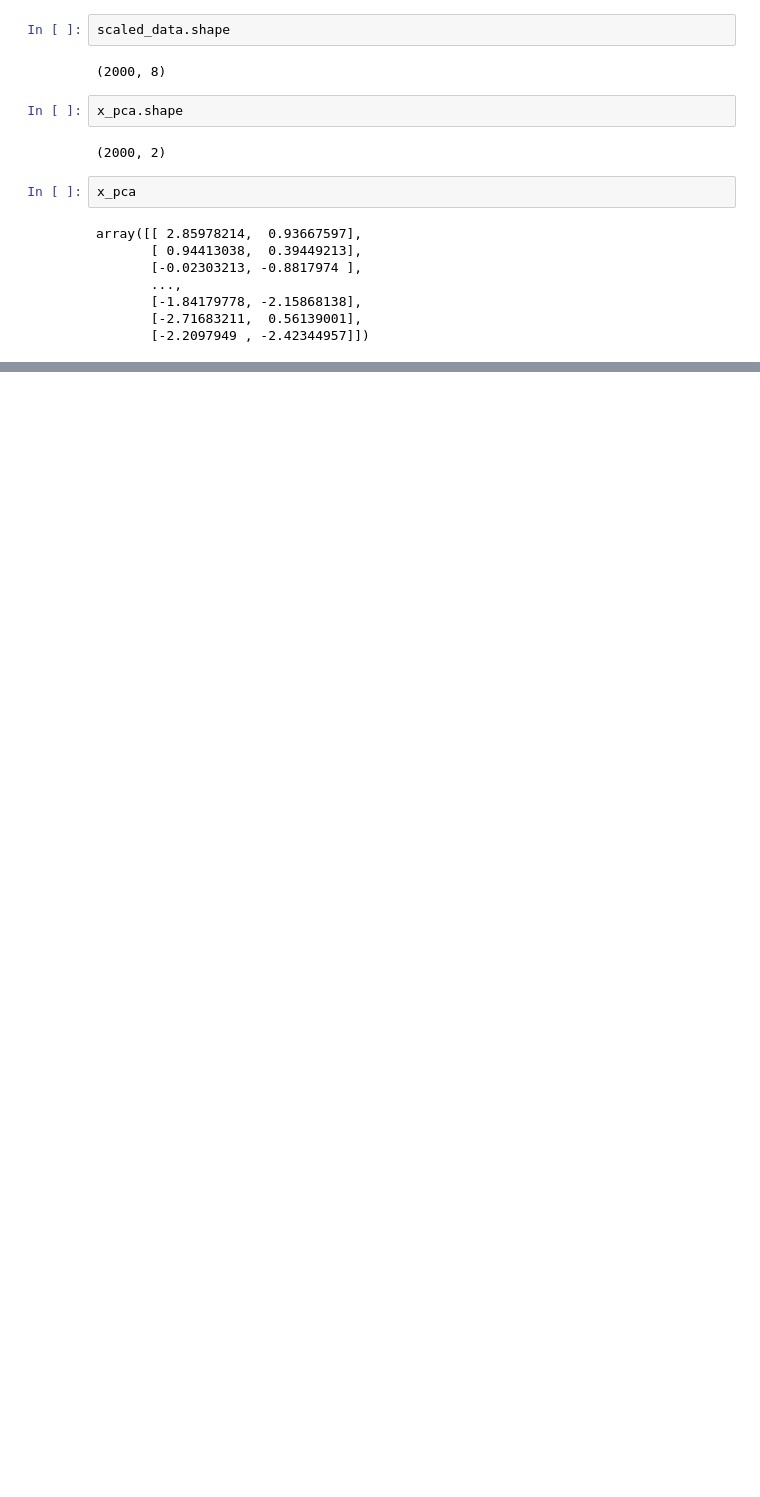
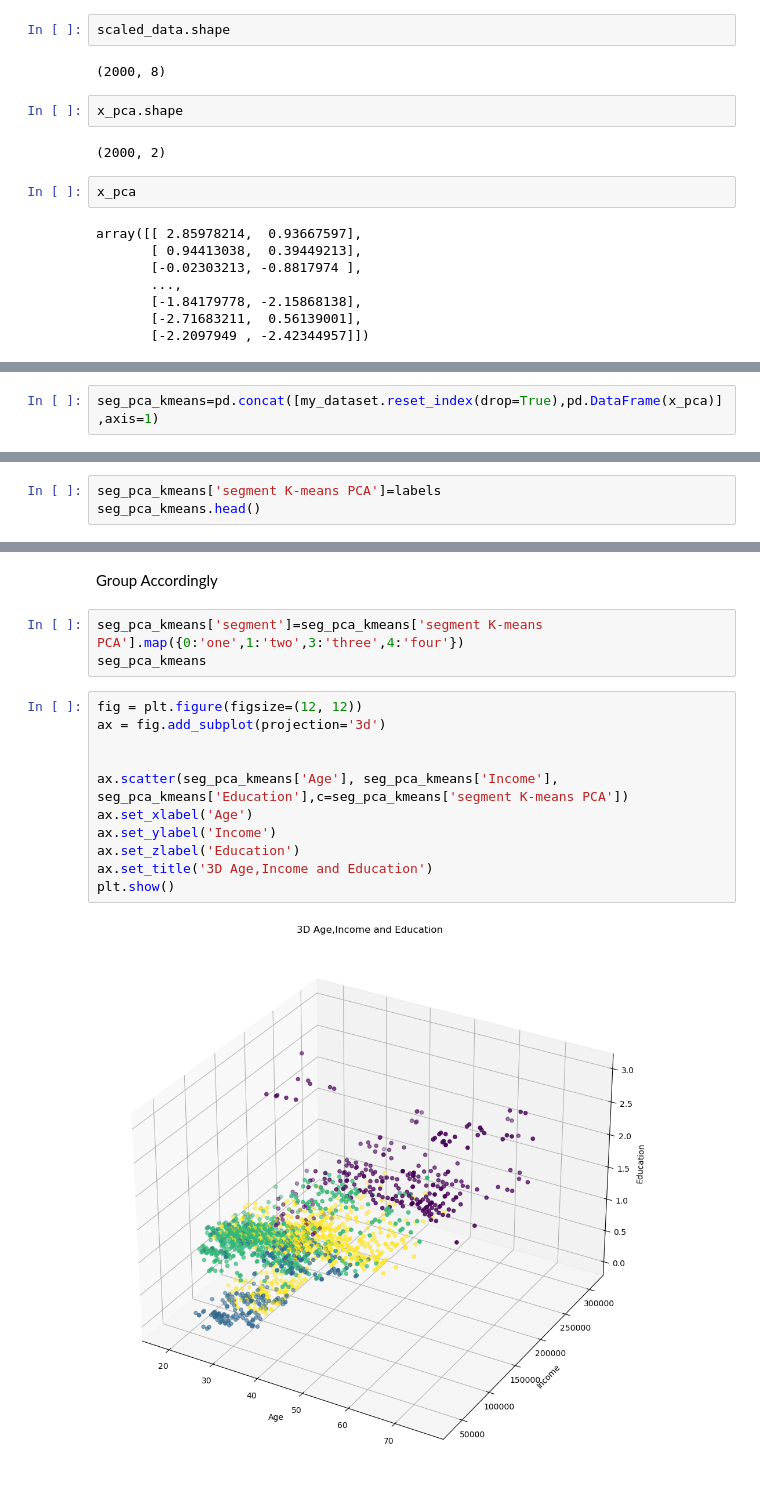
Before and after one commit to The-DigitalAcademy/Unsupervised_Learning_Project, a Jupyter notebook: Unsupervised_kmeans.ipynb, the cells around one changed output, grey strips where cells are left out. Drawn from its saved outputs; the diff is of its cells as text; blank space fills up the shorter version.

```diff
--- a/Unsupervised_kmeans.ipynb
+++ b/Unsupervised_kmeans.ipynb
@@ -128,0 +131,2 @@ plt.show()
+# %%
+seg_pca_kmeans=pd.concat([my_dataset.reset_index(drop=True),pd.DataFrame(x_pca)],axis=1)
@@ -128,0 +149,3 @@ plt.show()
+# %%
+seg_pca_kmeans['segment K-means PCA']=labels
+seg_pca_kmeans.head()
@@ -128,0 +159,18 @@ plt.show()
+# %% [markdown]
+Group Accordingly
+# %%
+seg_pca_kmeans['segment']=seg_pca_kmeans['segment K-means PCA'].map({0:'one',1:'two',3:'three',4:'four'})
+seg_pca_kmeans
+# %%
+fig = plt.figure(figsize=(12, 12))
+ax = fig.add_subplot(projection='3d')
+
+
+ax.scatter(seg_pca_kmeans['Age'], seg_pca_kmeans['Income'], seg_pca_kmeans['Education'],c=seg_pca_kmeans['segment K-means PCA'])
+ax.set_xlabel('Age')
+ax.set_ylabel('Income')
+ax.set_zlabel('Education')
+ax.set_title('3D Age,Income and Education')
+plt.show()
+# %% [output]
+[figure, added]
```
Also changed, not shown: parts of 10 cells of this notebook.
